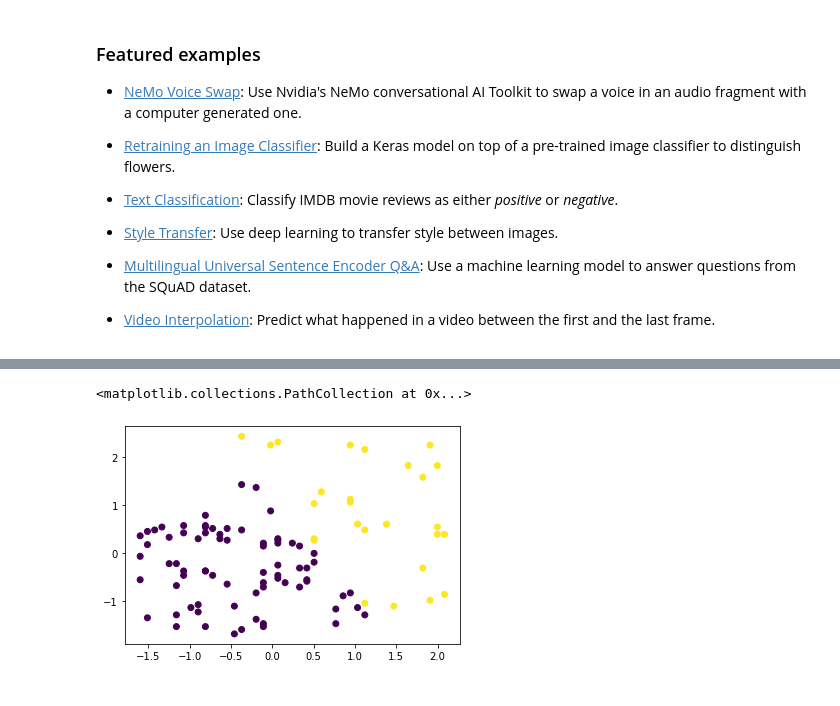
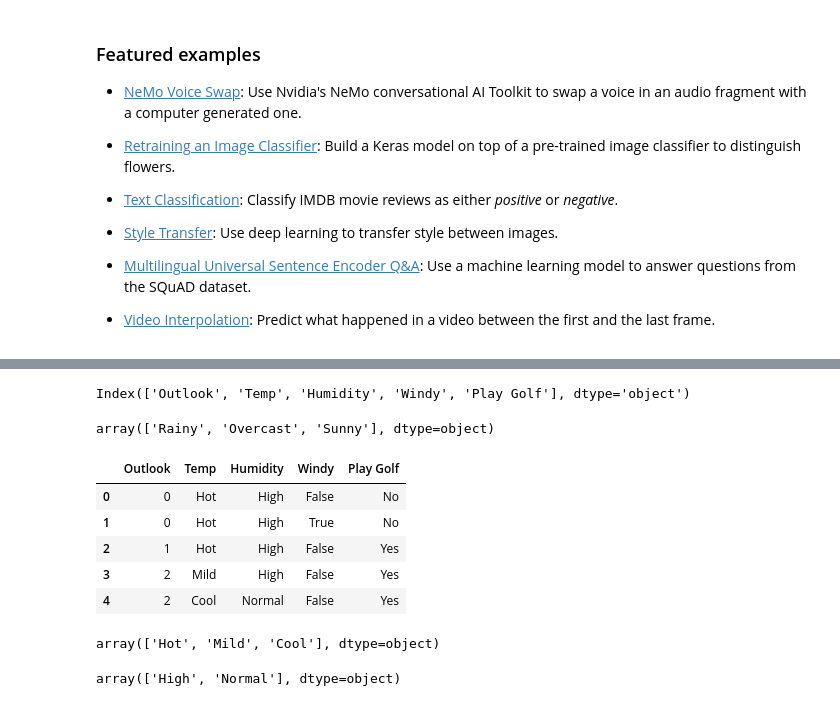
Before and after one commit to Er-Sonu/Sonu, a Jupyter notebook: Welcome_To_Colaboratory.ipynb, the cells around one changed output, grey strips where cells are left out. Saved outputs shown, nothing was run; the diff lists cells and outputs as text; code cells hidden in the pictures.

```diff
--- a/Welcome_To_Colaboratory.ipynb
+++ b/Welcome_To_Colaboratory.ipynb
@@ -317,6 +174,0 @@ plt.scatter(x,y,c=c)
-# %%
-x = X_test[:,0]
-y = X_test[:,1]
-x,y
-c = y_test
-plt.scatter(x,y,c=c)
@@ -326,9 +175,25 @@ plt.scatter(x,y,c=c)
-# %%
-x = X_test[:,0]
-y = X_test[:,1]
-x,y
-c = y_pred
-plt.scatter(x,y,c=c)
-# %% [output]
-<matplotlib.collections.PathCollection at 0x...>
-[figure, removed]
+# %%
+data.columns
+# %% [output]
+Index(['Outlook', 'Temp', 'Humidity', 'Windy', 'Play Golf'], dtype='object')
+# %%
+data['Outlook'].unique()
+# %% [output]
+array(['Rainy', 'Overcast', 'Sunny'], dtype=object)
+# %%
+out = {'Rainy':0, 'Overcast':1, 'Sunny':2}
+# %%
+data['Outlook'] = data['Outlook'].map(lambda x: out[x])
+# %%
+data.head()
+# %% [output]
+|  | Outlook | Temp | Humidity | Windy | Play Golf |
+| 0 | 0 | Hot | High | False | No |
+| 1 | 0 | Hot | High | True | No |
+| 2 | 1 | Hot | High | False | Yes |
+| 3 | 2 | Mild | High | False | Yes |
+| 4 | 2 | Cool | Normal | False | Yes |
+# %%
+data['Temp'].unique()
+# %% [output]
+array(['Hot', 'Mild', 'Cool'], dtype=object)
@@ -334,0 +202,4 @@ plt.scatter(x,y,c=c)
+# %%
+data['Humidity'].unique()
+# %% [output]
+array(['High', 'Normal'], dtype=object)
```
Also changed, not shown: parts of 59 cells of this notebook.
